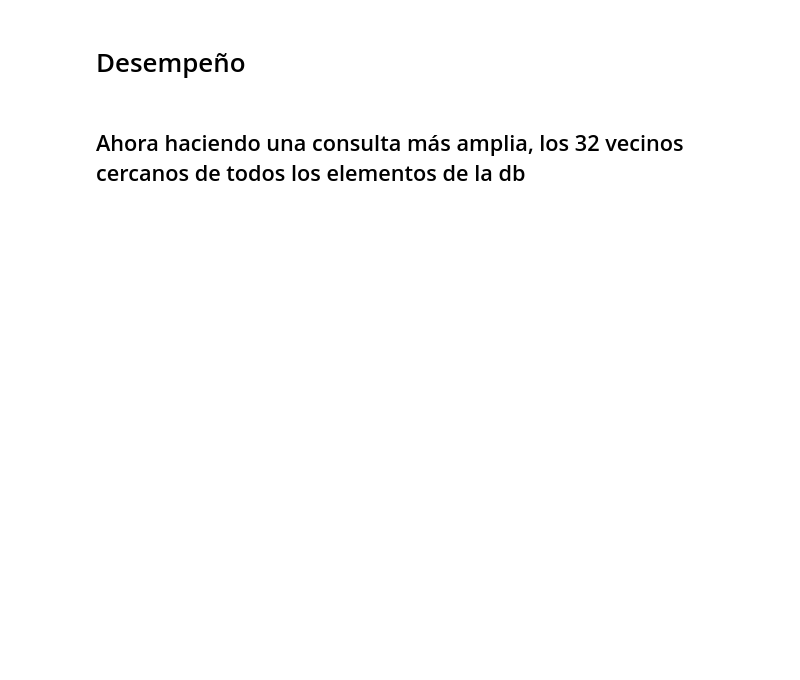
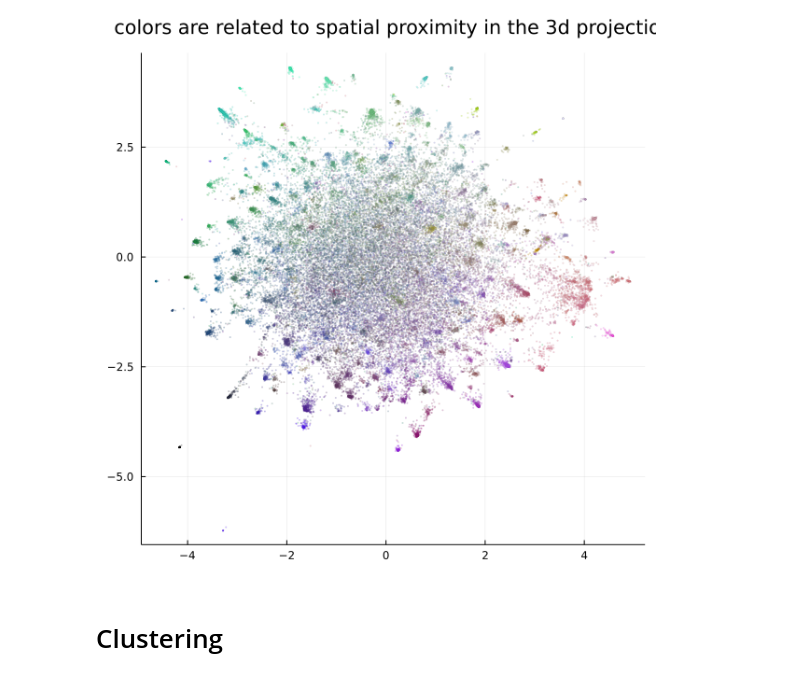
Before and after one commit to sadit/IR-2022, a Jupyter notebook: Unidades/u08.ipynb, the cells around one changed output. Cells and saved outputs as stored; diff of their text form; code cells hidden in the pictures; blank space fills up the shorter version.

```diff
--- a/Unidades/u08.ipynb
+++ b/Unidades/u08.ipynb
@@ -61,0 +78,27 @@ LoadError: ArgumentError: Package SimSearchManifoldLearning not found in current
+# %%
+function create_umap_embeddings(index; k=15, n_epochs=100, neg_sample_rate=3, tol=1e-3, layout=RandomLayout())
+    #layout = RandomLayout()
+    # increase both `n_epochs` and `neg_sample_rate` to improve projection
+    #layout = SpectralLayout() ## the results are much better with Spectral layout
+    U2 = fit(UMAP, index; k, neg_sample_rate, layout, n_epochs, tol)  # spectral layout is too slow for the input-data
+    U3 = fit(U2, 3; neg_sample_rate, n_epochs, tol)  # reuses U2
+    (e2=U2.embedding, e3=U3.embedding)
+end
+
+function normcolors(V)
+    min_, max_ = extrema(V)
+    V .= (V .- min_) ./ (max_ - min_)
+    V .= clamp.(V, 0, 1)
+end
+
+function plot_umap(e2, e3)
+    normcolors(@view e3[1, :])
+    normcolors(@view e3[2, :])
+    normcolors(@view e3[3, :])
+
+    C = [RGB(c...) for c in eachcol(e3)]
+    X = @view e2[1, :]
+    Y = @view e2[2, :]
+    P = scatter(X, Y, c=C, fmt=:png, size=(600, 600), ma=0.3, a=0.3, ms=1, msw=0, label="")
+    display(plot!(title="colors are related to spatial proximity in the 3d projection"))
+end
@@ -62,5 +120,7 @@ LoadError: ArgumentError: Package SimSearchManifoldLearning not found in current
+# %%
+plot_umap(e2, e3)
+# %% [output]
+[figure, added]
 # %% [markdown]
-# Desempeño
+# Clustering
-# %% [markdown]
-## Ahora haciendo una consulta más amplia, los 32 vecinos cercanos de todos los elementos de la db
 # %% [markdown]
```
Also changed, not shown: parts of 8 cells of this notebook, 5 other files.
